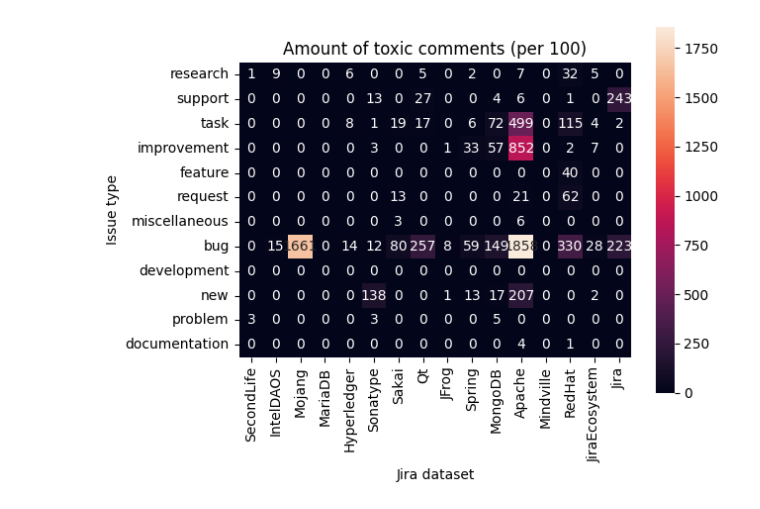
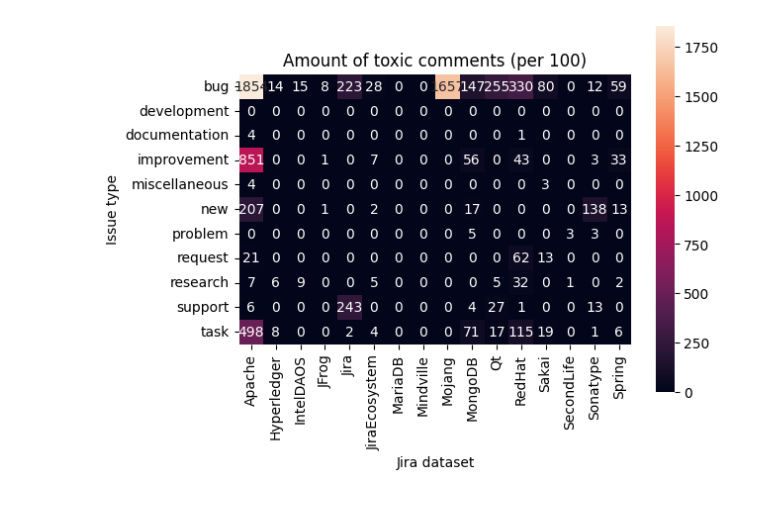
Before and after one commit to Pireax/2imp40, a Jupyter notebook: RQ2.ipynb, the cells around one changed output. Cells and saved outputs as stored; diff of their text form; code cells hidden in the pictures.

```diff
--- a/RQ2.ipynb
+++ b/RQ2.ipynb
@@ -240,4 +253,4 @@ draw_heatmap(df_comments.divide(100).astype(int).T, 'Amount of comments (per 100
 # %%
-draw_heatmap(df_toxic_comments.divide(100).astype(int).T, 'Amount of toxic comments (per 100)', 'Jira dataset', 'Issue type')
+draw_heatmap(df_toxic_comments.divide(100).astype(int).sort_index(axis=0).sort_index(axis=1).T, 'Amount of toxic comments (per 100)', 'Jira dataset', 'Issue type')
 # %% [output]
-[figure, old version]
+[figure, new version]
```
Also changed, not shown: parts of 6 cells of this notebook, 2 other files.
